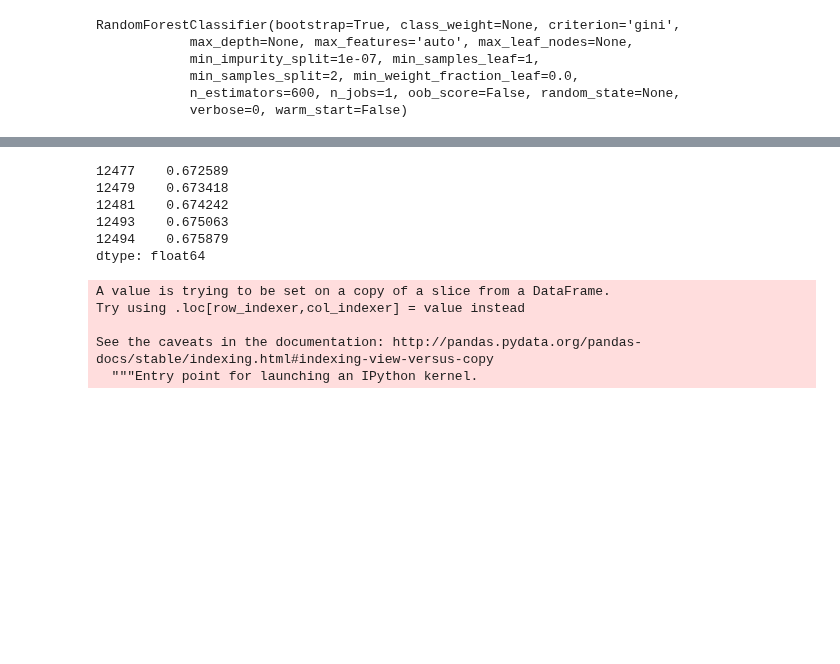
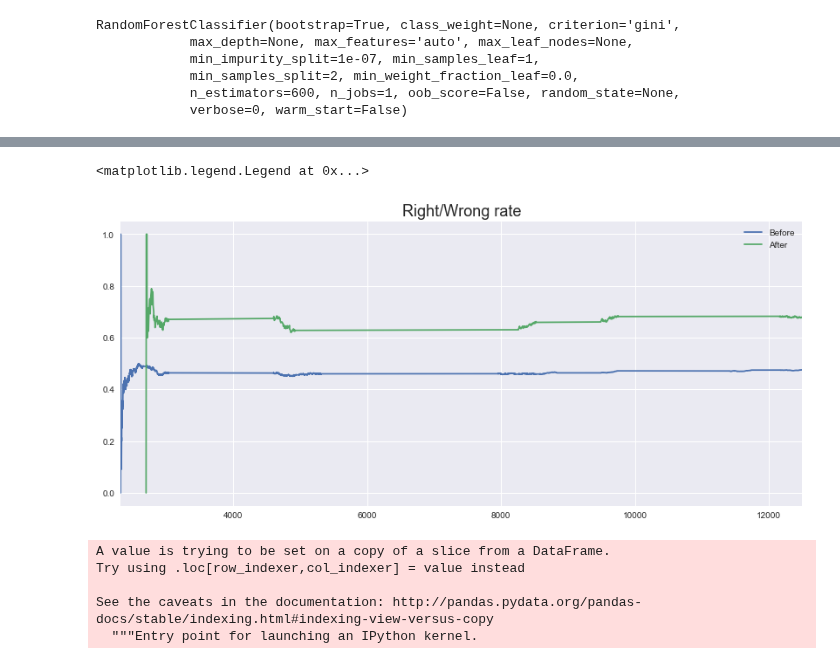
Before and after one commit to asafavinoam/applied_data_science_project, a Jupyter notebook: check_algorithm_profits.ipynb, the cells around one changed output, grey strips where cells are left out. Cells and saved outputs as stored; diff of their text form; code cells hidden in the pictures; blank space fills up the shorter version.

```diff
--- a/check_algorithm_profits.ipynb
+++ b/check_algorithm_profits.ipynb
@@ -200,4 +199,4 @@ new_matches_betting_odds_features.head()
 | 2323 | England Premier League | 2014/2015 | 0.302073 | 0.154767 | 0.543160 | 0 | 1.67 |
 | 2324 | England Premier League | 2014/2015 | 0.349795 | 0.292188 | 0.358017 | 0 | 3.10 |
 # %%
-calc_rolling_mean(new_matches_betting_odds_features,"right_wrong").tail()
+right_wrong_mean_before = calc_rolling_mean(new_matches_betting_odds_features,"right_wrong")
@@ -325,14 +317,18 @@ X_test_outer.head()
 # %%
 games_worth_betting = X_test_outer[X_test_outer["bet"] > 0]
 # %%
-calc_rolling_mean(games_worth_betting,"right_wrong").tail()
+right_wrong_mean_after = calc_rolling_mean(games_worth_betting,"right_wrong")
-# %% [output]
-12477    0.672589
-12479    0.673418
-12481    0.674242
-12493    0.675063
-12494    0.675879
-dtype: float64
+# %%
+fig,ax = plt.subplots(figsize = (14, 6))
+ax.set_title("Right/Wrong rate", fontsize = 18)
+
+right_wrong_mean_before.plot()
+right_wrong_mean_after.plot()
+
+ax.legend(["Before","After"])
+# %% [output]
+<matplotlib.legend.Legend at 0x...>
+[figure, added]
 # %%
 games_worth_betting["profit"] = games_worth_betting["right_wrong"]*(games_worth_betting["bet"]*games_worth_betting["bet_ratio"])-(games_worth_betting["bet"])
 # %% [output]
```
Also changed, not shown: parts of 15 cells of this notebook.
